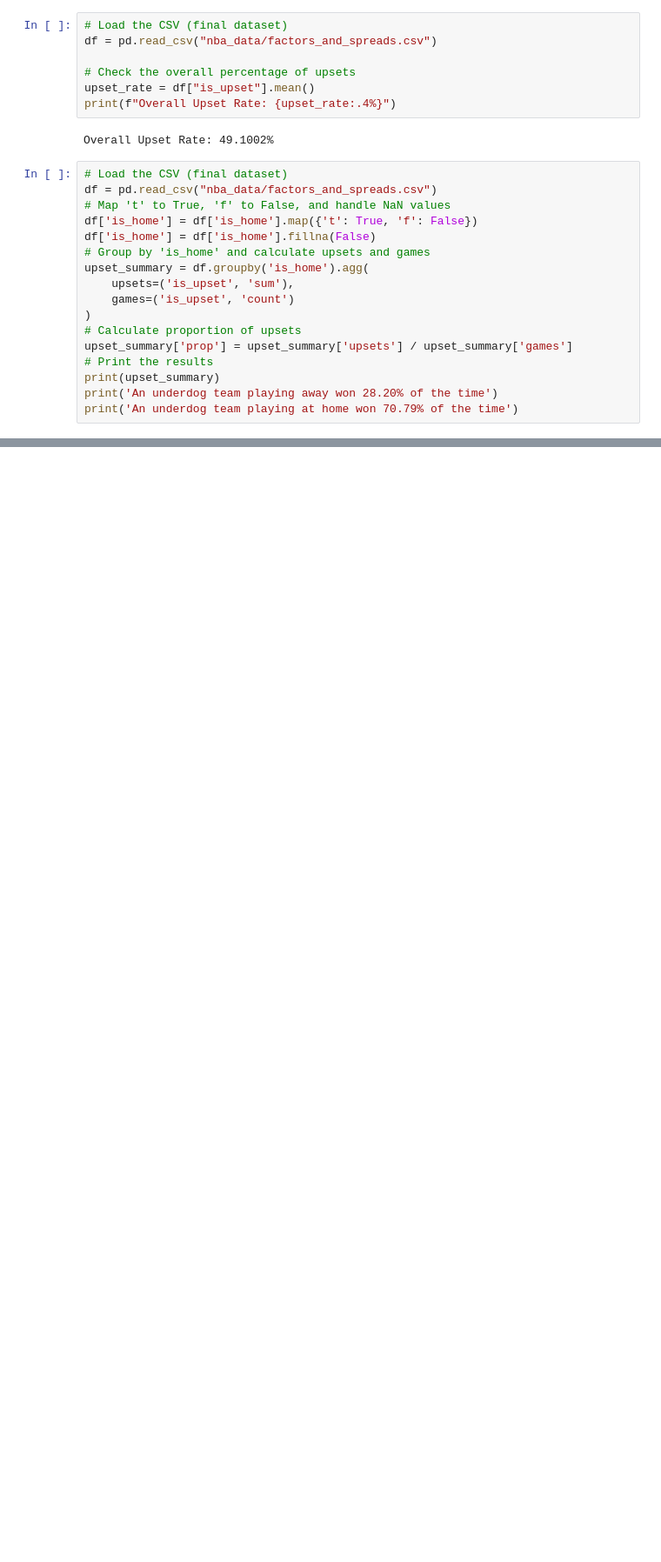
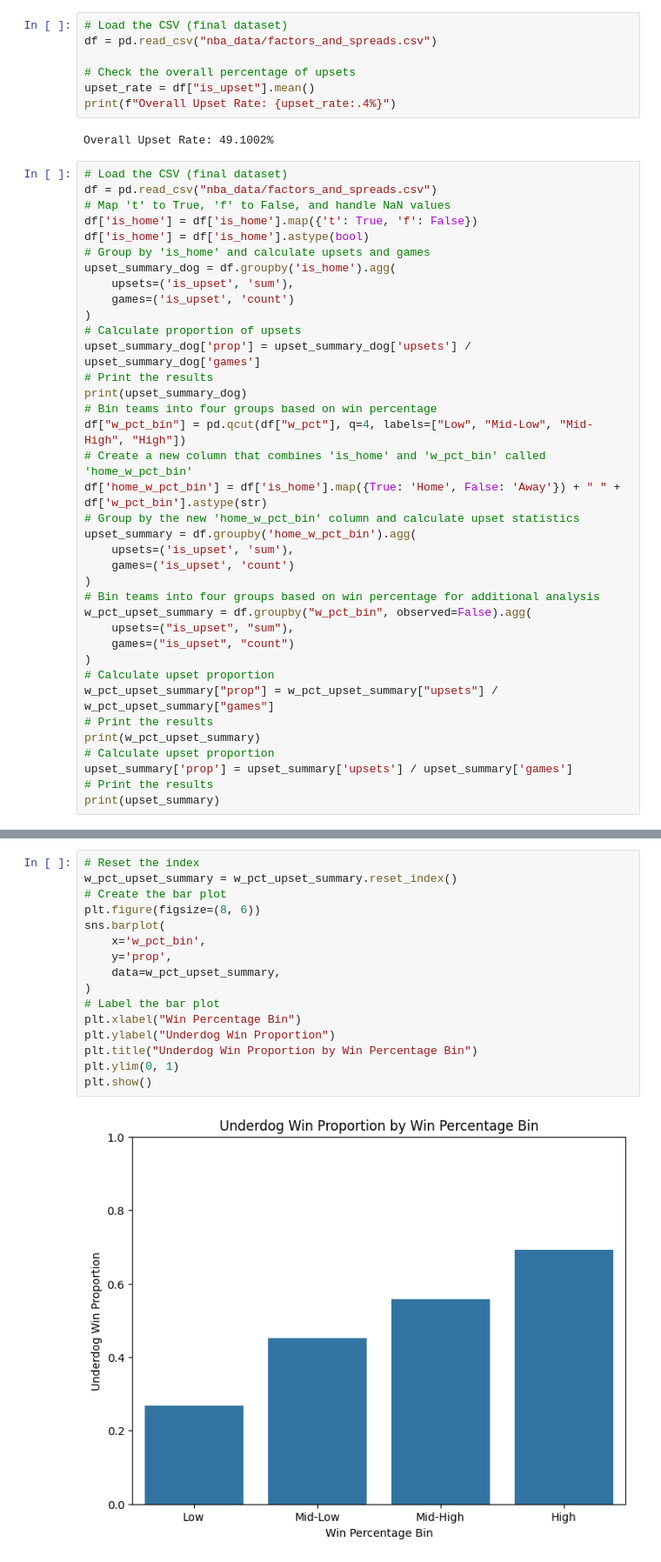
Before and after one commit to vys5hb/NBA-Upset-Analysis, a Jupyter notebook: NBA_Database.ipynb, the cells around one changed output, grey strips where cells are left out. Shown at 87% size. Cells and saved outputs as stored; diff of their text form; blank space fills up the shorter version.

```diff
--- a/NBA_Database.ipynb
+++ b/NBA_Database.ipynb
@@ -95,18 +96,38 @@ Overall Upset Rate: 49.1002%
 df = pd.read_csv("nba_data/factors_and_spreads.csv")
 # Map 't' to True, 'f' to False, and handle NaN values
 df['is_home'] = df['is_home'].map({'t': True, 'f': False})
-df['is_home'] = df['is_home'].fillna(False)
+df['is_home'] = df['is_home'].astype(bool)
 # Group by 'is_home' and calculate upsets and games
-upset_summary = df.groupby('is_home').agg(
+upset_summary_dog = df.groupby('is_home').agg(
     upsets=('is_upset', 'sum'),
     games=('is_upset', 'count')
 )
 # Calculate proportion of upsets
+upset_summary_dog['prop'] = upset_summary_dog['upsets'] / upset_summary_dog['games']
+# Print the results
+print(upset_summary_dog)
+# Bin teams into four groups based on win percentage
+df["w_pct_bin"] = pd.qcut(df["w_pct"], q=4, labels=["Low", "Mid-Low", "Mid-High", "High"])
+# Create a new column that combines 'is_home' and 'w_pct_bin' called 'home_w_pct_bin'
+df['home_w_pct_bin'] = df['is_home'].map({True: 'Home', False: 'Away'}) + " " + df['w_pct_bin'].astype(str)
+# Group by the new 'home_w_pct_bin' column and calculate upset statistics
+upset_summary = df.groupby('home_w_pct_bin').agg(
+    upsets=('is_upset', 'sum'),
+    games=('is_upset', 'count')
+)
+# Bin teams into four groups based on win percentage for additional analysis
+w_pct_upset_summary = df.groupby("w_pct_bin", observed=False).agg(
+    upsets=("is_upset", "sum"),
+    games=("is_upset", "count")
+)
+# Calculate upset proportion
+w_pct_upset_summary["prop"] = w_pct_upset_summary["upsets"] / w_pct_upset_summary["games"]
+# Print the results
+print(w_pct_upset_summary)
+# Calculate upset proportion
 upset_summary['prop'] = upset_summary['upsets'] / upset_summary['games']
 # Print the results
 print(upset_summary)
-print('An underdog team playing away won 28.20% of the time')
-print('An underdog team playing at home won 70.79% of the time')
 # %% [output]
          upsets  games      prop
 is_home
@@ -176,0 +175,18 @@ Teams playing at Home with a win percentage in the 25-50th percentile win as an
+# %%
+# Reset the index
+w_pct_upset_summary = w_pct_upset_summary.reset_index()
+# Create the bar plot
+plt.figure(figsize=(8, 6))
+sns.barplot(
+    x='w_pct_bin',
+    y='prop',
+    data=w_pct_upset_summary,
+)
+# Label the bar plot
+plt.xlabel("Win Percentage Bin")
+plt.ylabel("Underdog Win Proportion")
+plt.title("Underdog Win Proportion by Win Percentage Bin")
+plt.ylim(0, 1)
+plt.show()
+# %% [output]
+[figure, added]
```
Also changed, not shown: parts of 8 cells of this notebook, 1 other file.
